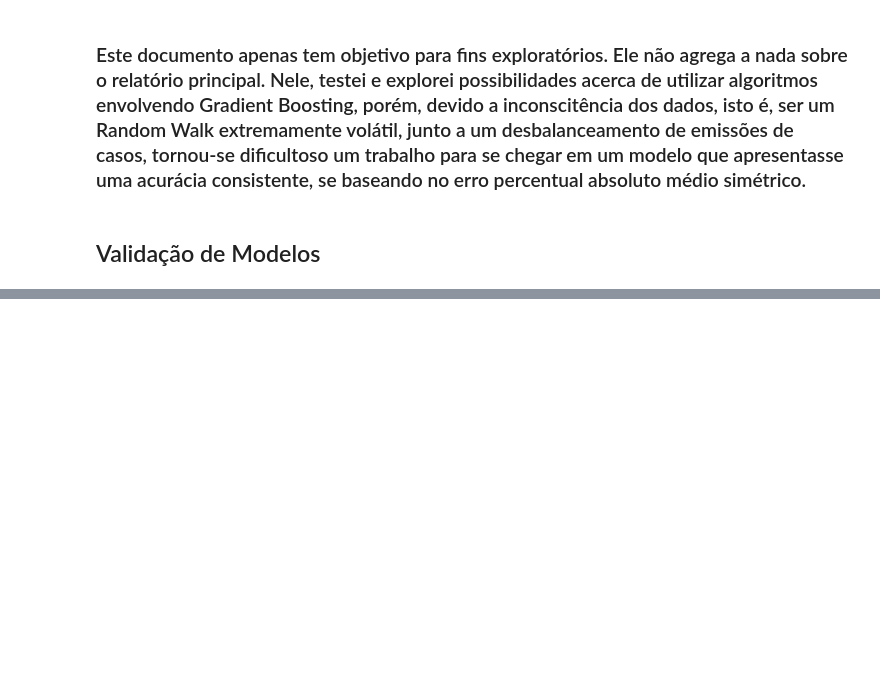
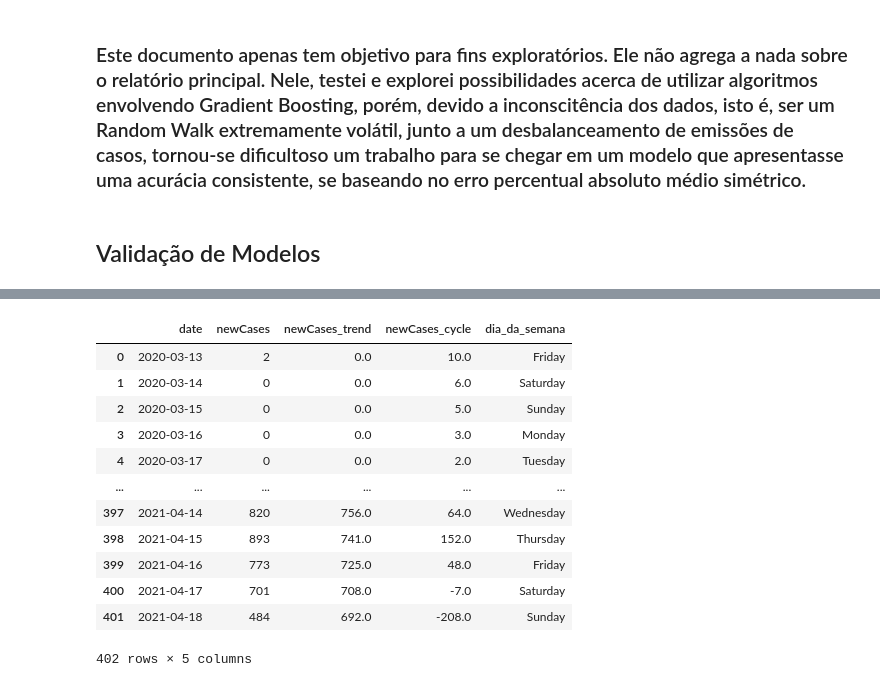
Before and after one commit to HeyLucasLeao/HeyLucasLeao.github.io, a Jupyter notebook: ipynb/aprendizado_de_maquina.ipynb, the cells around one changed output, grey strips where cells are left out. Saved outputs shown, nothing was run; the diff lists cells and outputs as text; code cells hidden in the pictures; blank space fills up the shorter version.

```diff
--- a/ipynb/aprendizado_de_maquina.ipynb
+++ b/ipynb/aprendizado_de_maquina.ipynb
@@ -75,0 +114,16 @@ total_de_casos_amazonas
+# %%
+df_cases
+# %% [output]
+|  | date | newCases | newCases_trend | newCases_cycle | dia_da_semana |
+| 0 | 2020-03-13 | 2 | 0.0 | 10.0 | Friday |
+| 1 | 2020-03-14 | 0 | 0.0 | 6.0 | Saturday |
+| 2 | 2020-03-15 | 0 | 0.0 | 5.0 | Sunday |
+| 3 | 2020-03-16 | 0 | 0.0 | 3.0 | Monday |
+| 4 | 2020-03-17 | 0 | 0.0 | 2.0 | Tuesday |
+| ... | ... | ... | ... | ... | ... |
+| 397 | 2021-04-14 | 820 | 756.0 | 64.0 | Wednesday |
+| 398 | 2021-04-15 | 893 | 741.0 | 152.0 | Thursday |
+| 399 | 2021-04-16 | 773 | 725.0 | 48.0 | Friday |
+| 400 | 2021-04-17 | 701 | 708.0 | -7.0 | Saturday |
+| 401 | 2021-04-18 | 484 | 692.0 | -208.0 | Sunday |
+402 rows × 5 columns
```
Also changed, not shown: parts of 16 cells of this notebook, 14 other files.
